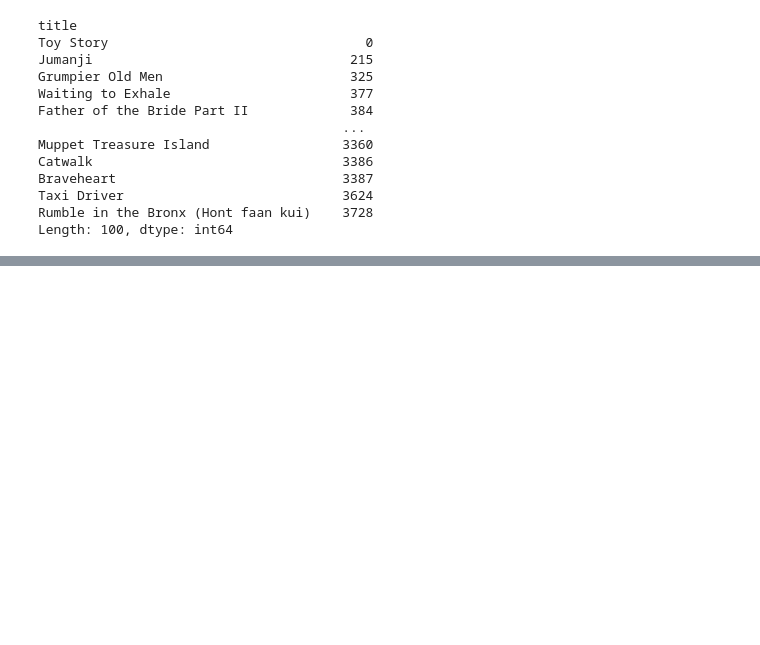
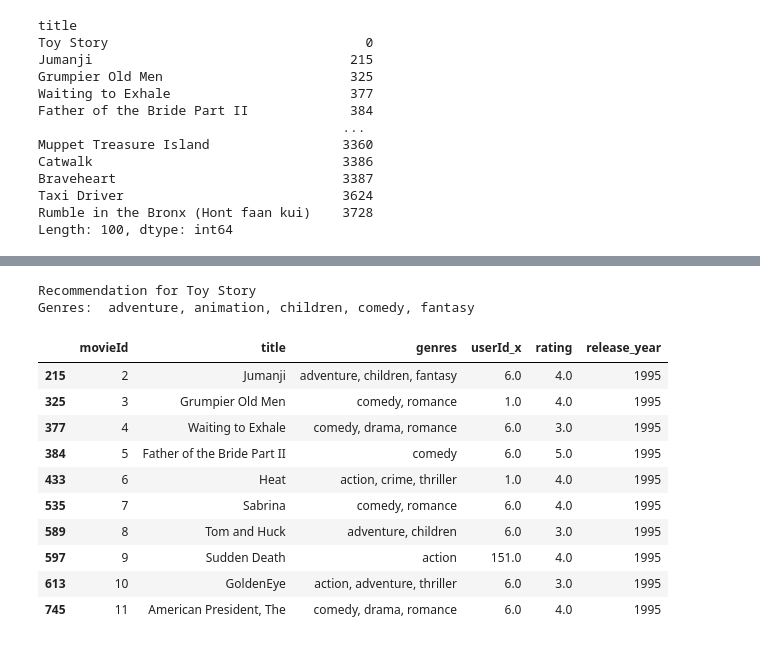
Before and after one commit to Allan-Kipkemei/Movie-Recommendation-System, a Jupyter notebook: Recommender.ipynb, the cells around one changed output, grey strips where cells are left out. Saved outputs shown, nothing was run; the diff lists cells and outputs as text; code cells hidden in the pictures; blank space fills up the shorter version.

```diff
--- a/Recommender.ipynb
+++ b/Recommender.ipynb
@@ -1116,0 +1191,16 @@ Length: 100, dtype: int64
+# %%
+give_rec("Toy Story")
+# %% [output]
+Recommendation for Toy Story
+Genres:  adventure, animation, children, comedy, fantasy
+|  | movieId | title | genres | userId_x | rating | release_year |
+| 215 | 2 | Jumanji | adventure, children, fantasy | 6.0 | 4.0 | 1995 |
+| 325 | 3 | Grumpier Old Men | comedy, romance | 1.0 | 4.0 | 1995 |
+| 377 | 4 | Waiting to Exhale | comedy, drama, romance | 6.0 | 3.0 | 1995 |
+| 384 | 5 | Father of the Bride Part II | comedy | 6.0 | 5.0 | 1995 |
+| 433 | 6 | Heat | action, crime, thriller | 1.0 | 4.0 | 1995 |
+| 535 | 7 | Sabrina | comedy, romance | 6.0 | 4.0 | 1995 |
+| 589 | 8 | Tom and Huck | adventure, children | 6.0 | 3.0 | 1995 |
+| 597 | 9 | Sudden Death | action | 151.0 | 4.0 | 1995 |
+| 613 | 10 | GoldenEye | action, adventure, thriller | 6.0 | 3.0 | 1995 |
+| 745 | 11 | American President, The | comedy, drama, romance | 6.0 | 4.0 | 1995 |
```
Also changed, not shown: parts of 19 cells of this notebook.
